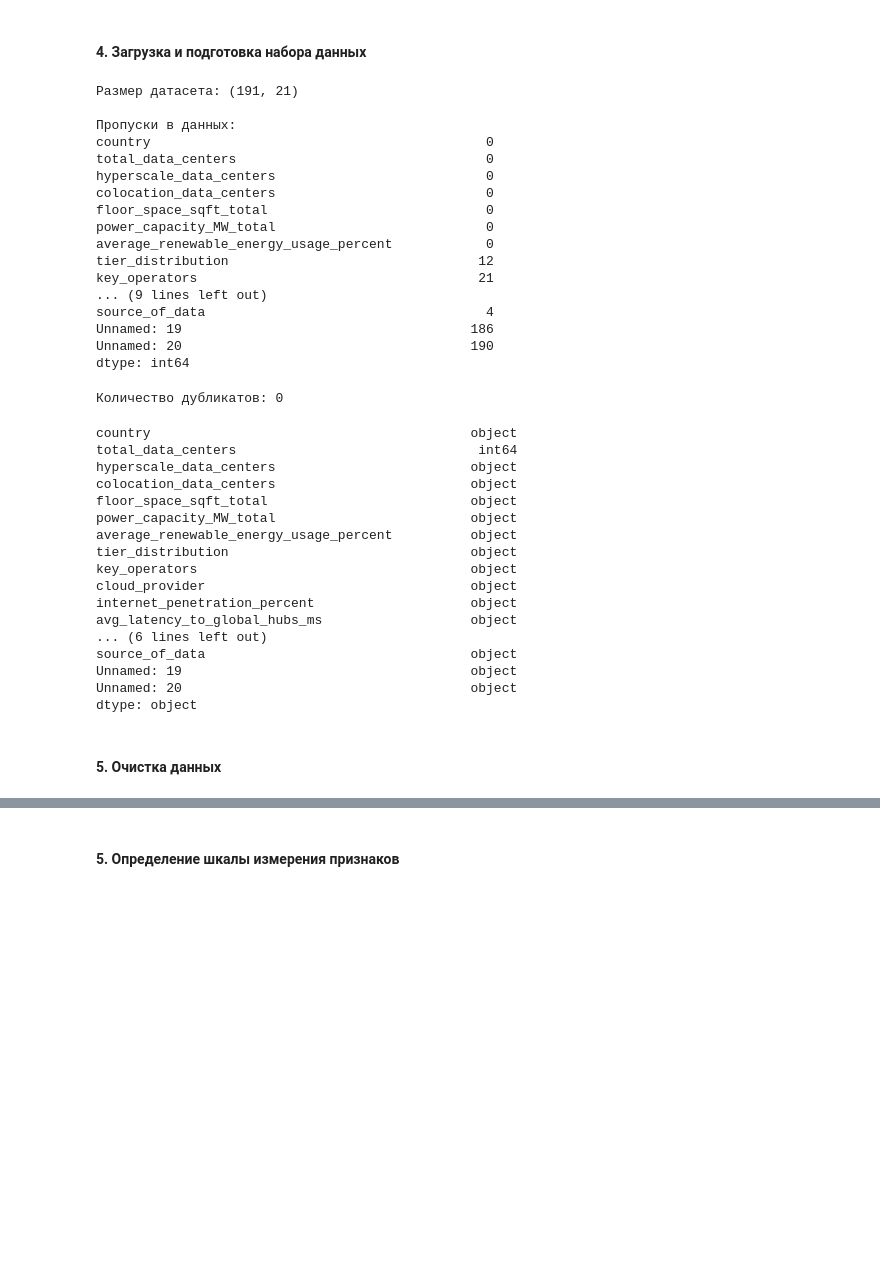
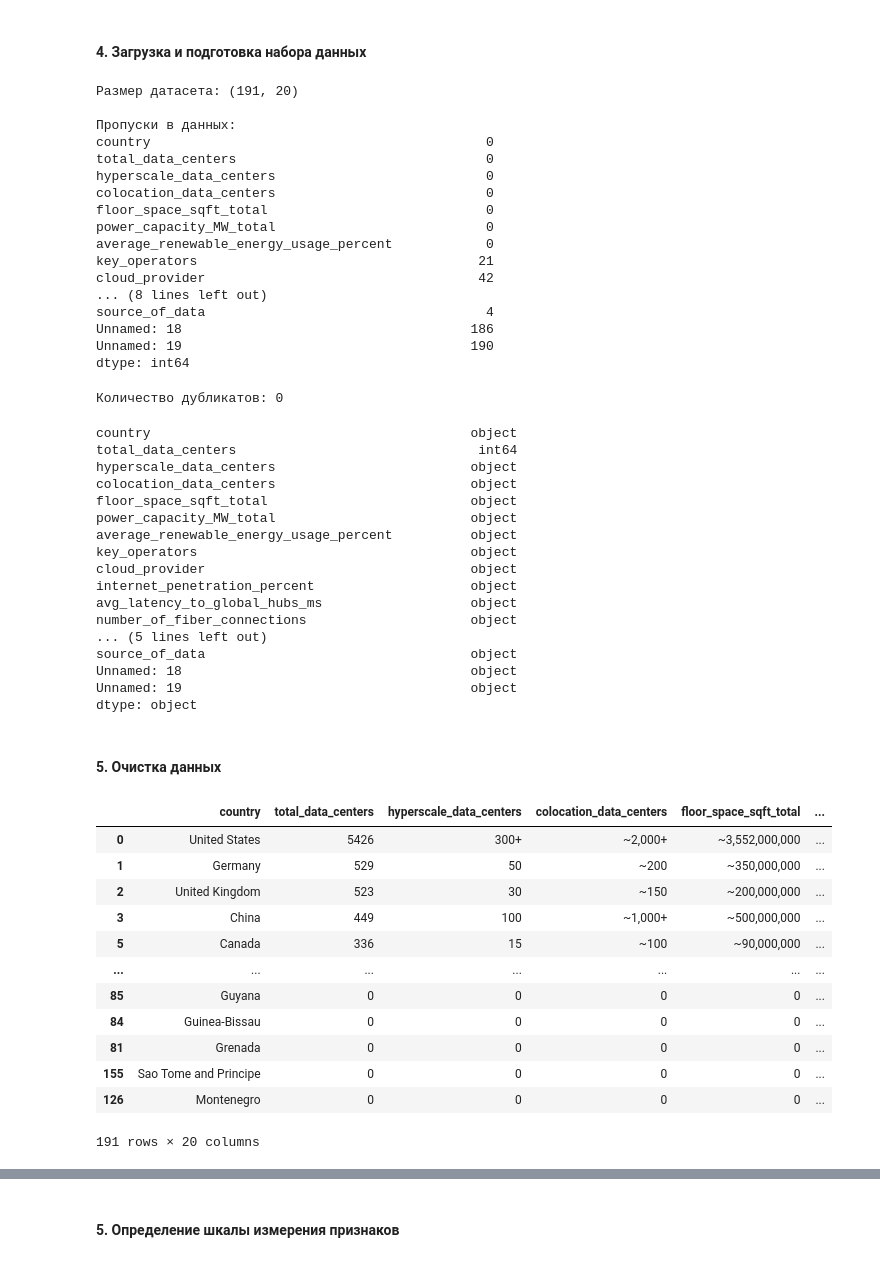
Before and after one commit to Ainur-Makhmutov/MAD-LABs, a Jupyter notebook: main.ipynb, the cells around one changed output, grey strips where cells are left out. Cells and saved outputs as stored; diff of their text form; code cells hidden in the pictures; blank space fills up the shorter version.

```diff
--- a/main.ipynb
+++ b/main.ipynb
@@ -69,6 +69,7 @@ import matplotlib.pyplot as plt
 import seaborn as sns
 from sklearn.preprocessing import MinMaxScaler, StandardScaler
 import warnings
+import re
 warnings.filterwarnings('ignore')
 
 # Настройка отображения
@@ -76,7 +77,7 @@ pd.set_option('display.max_columns', None)
 pd.set_option('display.max_rows', 100)
 
 # Загрузка данных
-df = pd.read_excel('Data\Dataset.xlsx', sheet_name='Sheet1')
+df = pd.read_csv('Data\Dataset.csv', sep = ',', encoding='latin1')
 # %%
 # размер датасета и наличие пропусков
 print("\nРазмер датасета:", df.shape)
@@ -84,7 +85,7 @@ print("\nРазмер датасета:", df.shape)
 print("\nПропуски в данных:")
 print(df.isnull().sum())
 # %% [output]
-Размер датасета: (191, 21)
+Размер датасета: (191, 20)
 
 Пропуски в данных:
 country                                           0
@@ -94,12 +95,12 @@ colocation_data_centers                           0
 floor_space_sqft_total                            0
 power_capacity_MW_total                           0
 average_renewable_energy_usage_percent            0
-tier_distribution                                12
 key_operators                                    21
-... (9 lines left out)
+cloud_provider                                   42
+... (8 lines left out)
 source_of_data                                    4
-Unnamed: 19                                     186
-Unnamed: 20                                     190
+Unnamed: 18                                     186
+Unnamed: 19                                     190
 dtype: int64
 # %%
 # Проверка дубликатов
@@ -117,18 +118,36 @@ colocation_data_centers                         object
 floor_space_sqft_total                          object
 power_capacity_MW_total                         object
 average_renewable_energy_usage_percent          object
-tier_distribution                               object
 key_operators                                   object
 cloud_provider                                  object
 internet_penetration_percent                    object
 avg_latency_to_global_hubs_ms                   object
-... (6 lines left out)
+number_of_fiber_connections                     object
+... (5 lines left out)
 source_of_data                                  object
+Unnamed: 18                                     object
 Unnamed: 19                                     object
-Unnamed: 20                                     object
 dtype: object
 # %% [markdown]
 #### __5. Очистка данных__
 # %%
 # копия для очистки
 df_clean = df.copy()
+df_clean = df_clean.sort_values('total_data_centers', ascending=False)
+# %%
+# удаление дубликатов
+df_clean.drop_duplicates()
+# %% [output]
+|  | country | total_data_centers | hyperscale_data_centers | colocation_data_centers | floor_space_sqft_total | ... |
+| 0 | United States | 5426 | 300+ | ~2,000+ | ~3,552,000,000 | ... |
+| 1 | Germany | 529 | 50 | ~200 | ~350,000,000 | ... |
+| 2 | United Kingdom | 523 | 30 | ~150 | ~200,000,000 | ... |
+| 3 | China | 449 | 100 | ~1,000+ | ~500,000,000 | ... |
+| 5 | Canada | 336 | 15 | ~100 | ~90,000,000 | ... |
+| ... | ... | ... | ... | ... | ... | ... |
+| 85 | Guyana | 0 | 0 | 0 | 0 | ... |
+| 84 | Guinea-Bissau | 0 | 0 | 0 | 0 | ... |
+| 81 | Grenada | 0 | 0 | 0 | 0 | ... |
+| 155 | Sao Tome and Principe | 0 | 0 | 0 | 0 | ... |
+| 126 | Montenegro | 0 | 0 | 0 | 0 | ... |
+191 rows × 20 columns
```
Also changed, not shown: parts of 6 cells of this notebook, 2 other files.
